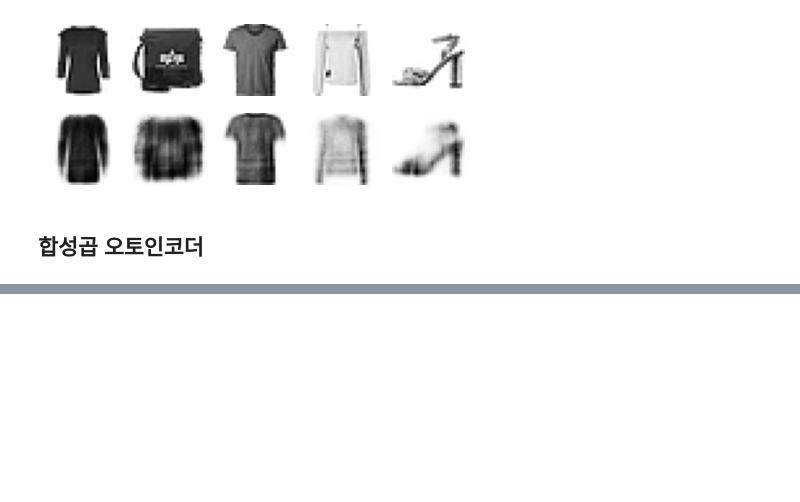
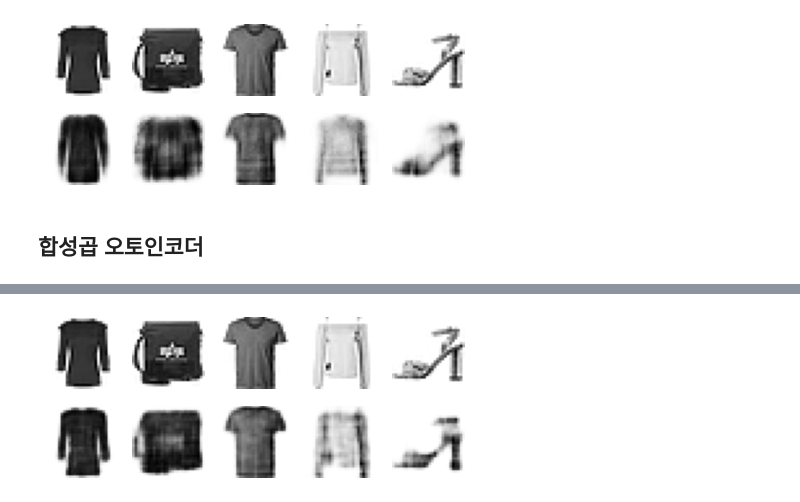
Before and after one commit to pwr4779/DeepLearning, a Jupyter notebook: AutoEncoder/Stacked AutoEncoder.ipynb, the cells around one changed output, grey strips where cells are left out. Saved outputs shown, nothing was run; the diff lists cells and outputs as text; code cells hidden in the pictures; blank space fills up the shorter version.

```diff
--- a/AutoEncoder/Stacked AutoEncoder.ipynb
+++ b/AutoEncoder/Stacked AutoEncoder.ipynb
@@ -249,4 +276,5 @@ conv_decoder.summary()
 # %%
-s
-how_reconstructions(conv_ae)
+show_reconstructions(conv_ae)
 plt.show()
+# %% [output]
+[figure, added]
```
Also changed, not shown: parts of 4 cells of this notebook, 13 other files.
